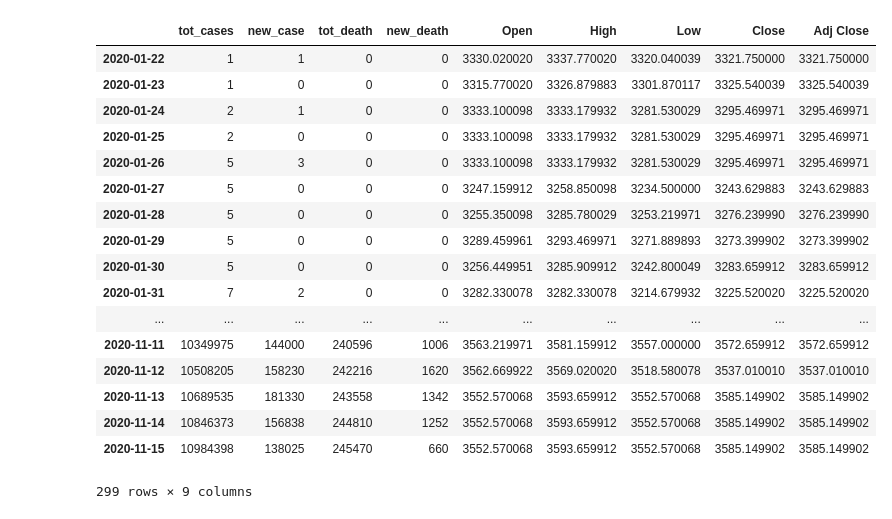
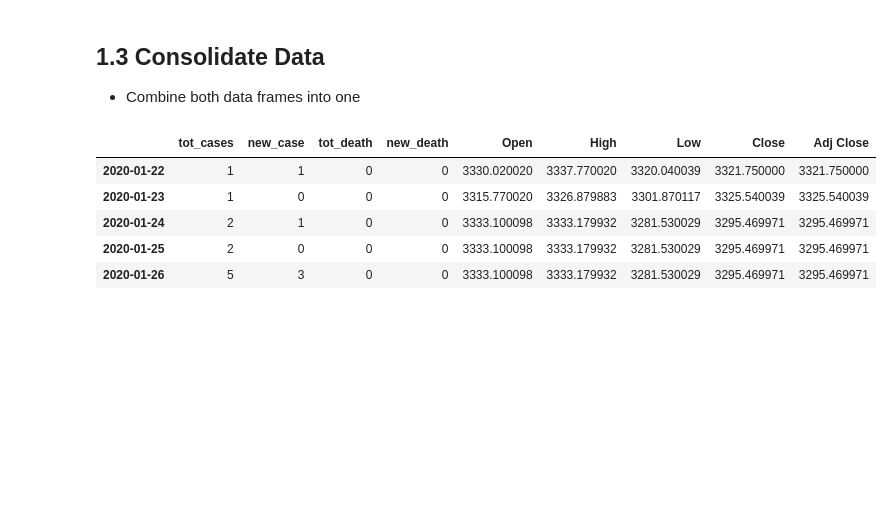
Before and after one commit to Amgit2/LSTM-COVID-STOCK, a Jupyter notebook: Data_Visualization.ipynb, the cells around one changed output. Drawn from its saved outputs; the diff is of its cells as text; code cells hidden in the pictures; blank space fills up the shorter version.

```diff
--- a/Data_Visualization.ipynb
+++ b/Data_Visualization.ipynb
@@ -27,6 +43,6 @@ from math import sqrt
 # %%
-covid_df = pd.read_csv(r'/data/users/ahiremat/ML Project/COVID Data/rows_1.csv')
-covid_df.reset_index()
+covid_df = pd.read_csv(r'/data/users/ahiremat/LSTM-COVID-STOCK/Data/rows_1.csv')
+covid_df.reset_index().head()
 # %% [output]
 |  | index | submission_date | state | tot_cases | conf_cases | prob_cases | new_case | pnew_case | tot_death | ... |
 | 0 | 0 | 01/22/2020 | CO | 0 | NaN | NaN | 0 | NaN | 0 | ... |
@@ -77,8 +77,8 @@ covid_df
 # %%
-sp_df = pd.read_csv(r'/data/users/ahiremat/ML Project/Stock Data/GSPC.csv')
+sp_df = pd.read_csv(r'/data/users/ahiremat/LSTM-COVID-STOCK/Data/GSPC.csv')
 sp_df["Date"] = pd.to_datetime(sp_df["Date"])
 sp_df = sp_df.set_index("Date")
-sp_df
+sp_df.head()
 # %% [output]
 |  | Open | High | Low | Close | Adj Close | Volume |
 | Date |  |  |  |  |  |  |
@@ -126,23 +112,14 @@ sp_df
+# %% [markdown]
+## 1.3 Consolidate Data
+* Combine both data frames into one
 # %%
 merged_df = covid_df.merge(sp_df, left_index = True, right_index = True )
 merged_df = merged_df.drop(columns = ["Volume"])
-merged_df
+merged_df.head()
 # %% [output]
 |  | tot_cases | new_case | tot_death | new_death | Open | High | Low | Close | Adj Close |
 | 2020-01-22 | 1 | 1 | 0 | 0 | 3330.020020 | 3337.770020 | 3320.040039 | 3321.750000 | 3321.750000 |
 | 2020-01-23 | 1 | 0 | 0 | 0 | 3315.770020 | 3326.879883 | 3301.870117 | 3325.540039 | 3325.540039 |
 | 2020-01-24 | 2 | 1 | 0 | 0 | 3333.100098 | 3333.179932 | 3281.530029 | 3295.469971 | 3295.469971 |
 | 2020-01-25 | 2 | 0 | 0 | 0 | 3333.100098 | 3333.179932 | 3281.530029 | 3295.469971 | 3295.469971 |
 | 2020-01-26 | 5 | 3 | 0 | 0 | 3333.100098 | 3333.179932 | 3281.530029 | 3295.469971 | 3295.469971 |
-| 2020-01-27 | 5 | 0 | 0 | 0 | 3247.159912 | 3258.850098 | 3234.500000 | 3243.629883 | 3243.629883 |
-| 2020-01-28 | 5 | 0 | 0 | 0 | 3255.350098 | 3285.780029 | 3253.219971 | 3276.239990 | 3276.239990 |
-| 2020-01-29 | 5 | 0 | 0 | 0 | 3289.459961 | 3293.469971 | 3271.889893 | 3273.399902 | 3273.399902 |
-| 2020-01-30 | 5 | 0 | 0 | 0 | 3256.449951 | 3285.909912 | 3242.800049 | 3283.659912 | 3283.659912 |
-| 2020-01-31 | 7 | 2 | 0 | 0 | 3282.330078 | 3282.330078 | 3214.679932 | 3225.520020 | 3225.520020 |
-| ... | ... | ... | ... | ... | ... | ... | ... | ... | ... |
-| 2020-11-11 | 10349975 | 144000 | 240596 | 1006 | 3563.219971 | 3581.159912 | 3557.000000 | 3572.659912 | 3572.659912 |
-| 2020-11-12 | 10508205 | 158230 | 242216 | 1620 | 3562.669922 | 3569.020020 | 3518.580078 | 3537.010010 | 3537.010010 |
-| 2020-11-13 | 10689535 | 181330 | 243558 | 1342 | 3552.570068 | 3593.659912 | 3552.570068 | 3585.149902 | 3585.149902 |
-| 2020-11-14 | 10846373 | 156838 | 244810 | 1252 | 3552.570068 | 3593.659912 | 3552.570068 | 3585.149902 | 3585.149902 |
-| 2020-11-15 | 10984398 | 138025 | 245470 | 660 | 3552.570068 | 3593.659912 | 3552.570068 | 3585.149902 | 3585.149902 |
-299 rows × 9 columns
```
Also changed, not shown: parts of 27 cells of this notebook, 1 other file.
